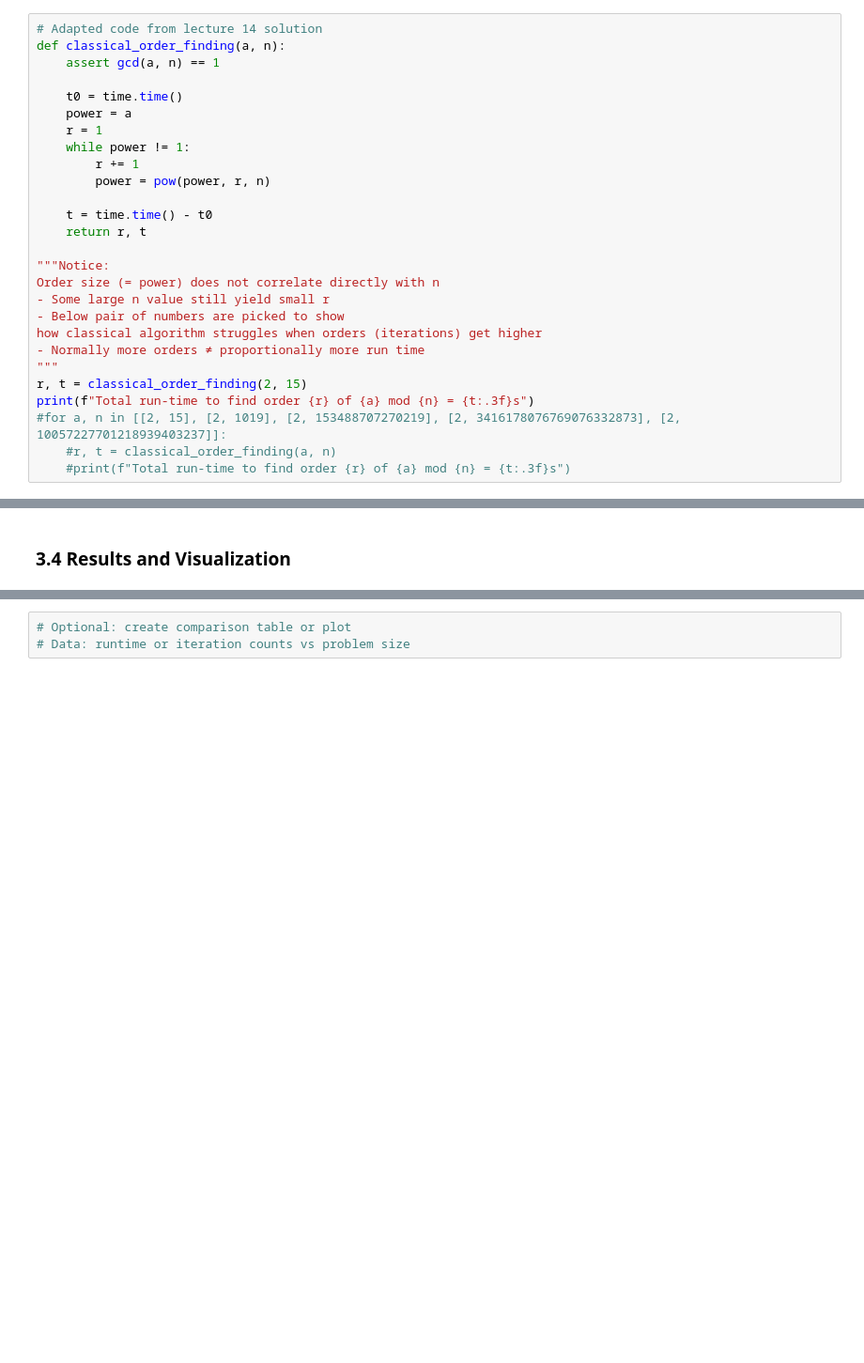
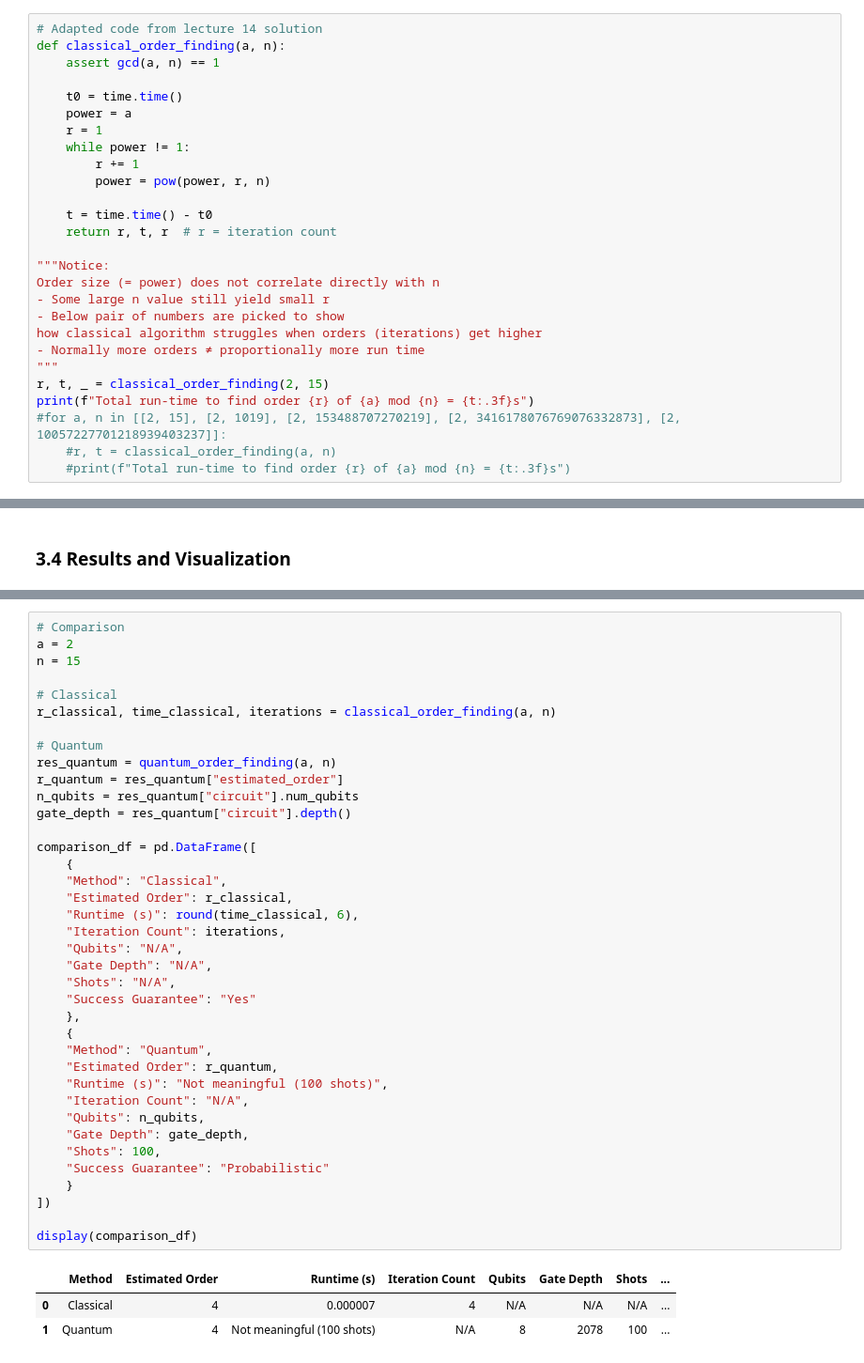
Before and after one commit to ElinEunjung/shors-algorithm-rsa, a Jupyter notebook: shors-algorithm-rsa.ipynb, the cells around one changed output, grey strips where cells are left out. Shown: that part at 94% size. Drawn from its saved outputs; the diff is of its cells as text; blank space fills up the shorter version.

```diff
--- a/shors-algorithm-rsa.ipynb
+++ b/shors-algorithm-rsa.ipynb
@@ -37,7 +38,7 @@ def classical_order_finding(a, n):
         power = pow(power, r, n)
 
     t = time.time() - t0
-    return r, t
+    return r, t, r  # r = iteration count
 
 """Notice:
 Order size (= power) does not correlate directly with n
@@ -46,7 +47,7 @@ Order size (= power) does not correlate directly with n
 how classical algorithm struggles when orders (iterations) get higher
 - Normally more orders ≠ proportionally more run time
 """
-r, t = classical_order_finding(2, 15)
+r, t, _ = classical_order_finding(2, 15)
 print(f"Total run-time to find order {r} of {a} mod {n} = {t:.3f}s")
 #for a, n in [[2, 15], [2, 1019], [2, 153488707270219], [2, 3416178076769076332873], [2, 10057227701218939403237]]:
     #r, t = classical_order_finding(a, n)
@@ -200,5 +204,44 @@ We summarize and compare efficiency, complexity, and results.
 # %%
-# Optional: create comparison table or plot
-# Data: runtime or iteration counts vs problem size
+# Comparison
+a = 2
+n = 15
+
+# Classical
+r_classical, time_classical, iterations = classical_order_finding(a, n)
+
+# Quantum
+res_quantum = quantum_order_finding(a, n)
+r_quantum = res_quantum["estimated_order"]
+n_qubits = res_quantum["circuit"].num_qubits
+gate_depth = res_quantum["circuit"].depth()
+
+comparison_df = pd.DataFrame([
+    {
+    "Method": "Classical",
+    "Estimated Order": r_classical,
+    "Runtime (s)": round(time_classical, 6),
+    "Iteration Count": iterations,
+    "Qubits": "N/A",
+    "Gate Depth": "N/A",
+    "Shots": "N/A",
+    "Success Guarantee": "Yes"
+    },
+    {
+    "Method": "Quantum",
+    "Estimated Order": r_quantum,
+    "Runtime (s)": "Not meaningful (100 shots)",
+    "Iteration Count": "N/A",
+    "Qubits": n_qubits,
+    "Gate Depth": gate_depth,
+    "Shots": 100,
+    "Success Guarantee": "Probabilistic"
+    }
+])
+
+display(comparison_df)
+# %% [output]
+|  | Method | Estimated Order | Runtime (s) | Iteration Count | Qubits | Gate Depth | Shots | ... |
+| 0 | Classical | 4 | 0.000007 | 4 | N/A | N/A | N/A | ... |
+| 1 | Quantum | 4 | Not meaningful (100 shots) | N/A | 8 | 2078 | 100 | ... |
 # %% [markdown]
 ## 5. Conlusion: Limitation and Final Thoughts (2 min)
```
Also changed, not shown: parts of 8 cells of this notebook.
